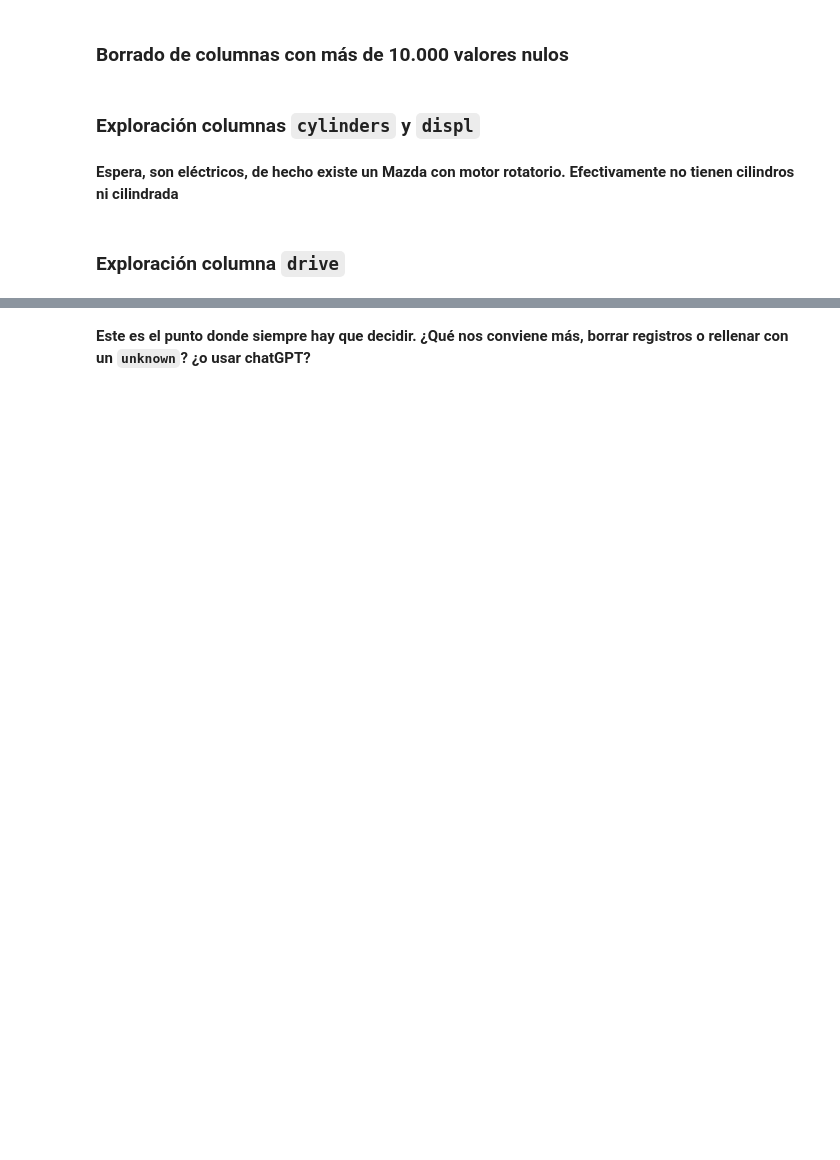
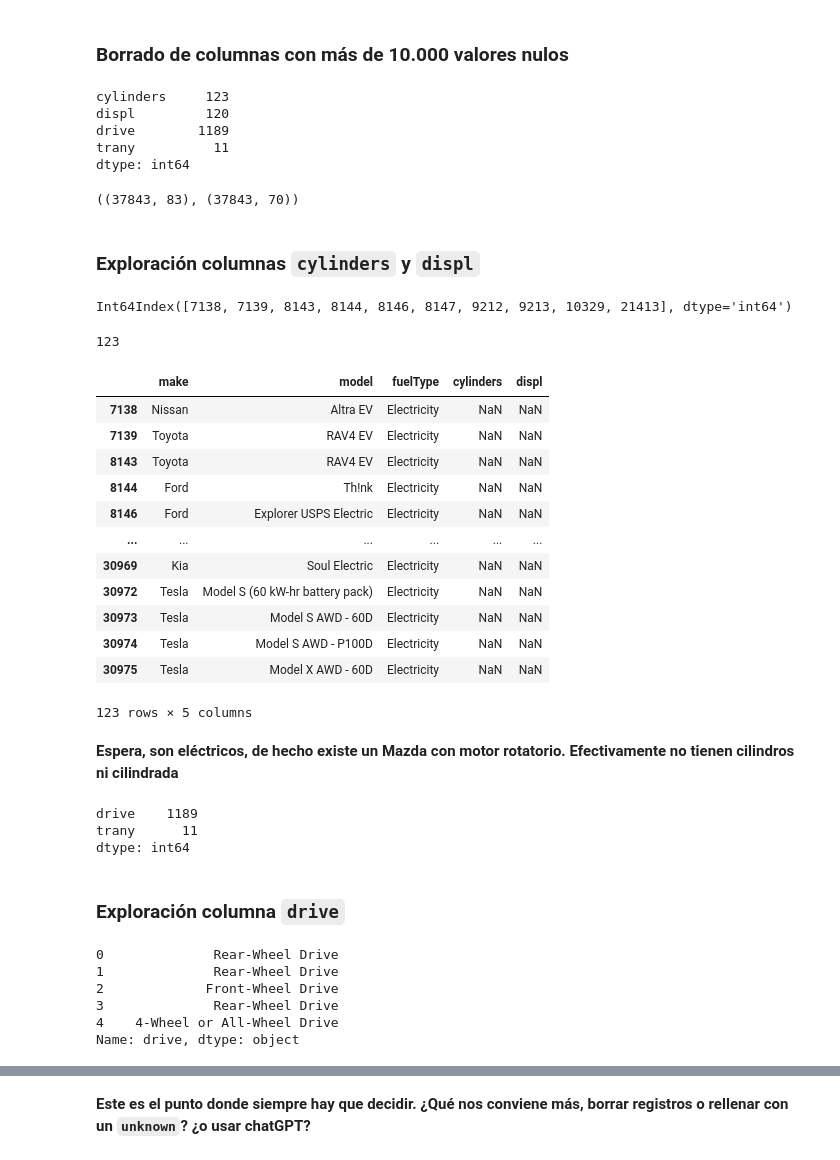
Before and after one commit to Ironhack-Data-Madrid-Octubre-2023/apuntes_clase, a Jupyter notebook: semana_2/3.1 - Data Cleaning.ipynb, the cells around one changed output, grey strips where cells are left out. Cells and saved outputs as stored; diff of their text form; code cells hidden in the pictures; blank space fills up the shorter version.

```diff
--- a/semana_2/3.1 - Data Cleaning.ipynb
+++ b/semana_2/3.1 - Data Cleaning.ipynb
@@ -30,0 +126,6 @@ $$$$
+# %%
+# columnas con valores nulos
+
+nan_cols = df.isna().sum()
+
+nan_cols[nan_cols>0]
@@ -31,6 +158,53 @@ $$$$
 # %% [markdown]
 ### Borrado de columnas con más de 10.000 valores nulos
+# %%
+# df = df.drop(columns = nan_cols[nan_cols>1e4].index)
+
+df.drop(columns = nan_cols[nan_cols>1e4].index, inplace=True)
+# %%
+nan_cols = df.isna().sum()
+
+nan_cols[nan_cols>0]
+# %% [output]
+cylinders     123
+displ         120
+drive        1189
+trany          11
+dtype: int64
+# %%
+dim_original, df.shape
+# %% [output]
+((37843, 83), (37843, 70))
 # %% [markdown]
 ### Exploración columnas `cylinders` y `displ`
+# %%
+# indices donde cylinders es nulo
+
+
+bad_index = df.cylinders[df.cylinders.isna()].index
+
+bad_index[:10]
+# %% [output]
+Int64Index([7138, 7139, 8143, 8144, 8146, 8147, 9212, 9213, 10329, 21413], dtype='int64')
+# %%
+len(bad_index)
+# %% [output]
+123
+# %%
+df.iloc[bad_index][['make', 'model', 'fuelType', 'cylinders', 'displ']]
+# %% [output]
+|  | make | model | fuelType | cylinders | displ |
+| 7138 | Nissan | Altra EV | Electricity | NaN | NaN |
+| 7139 | Toyota | RAV4 EV | Electricity | NaN | NaN |
+| 8143 | Toyota | RAV4 EV | Electricity | NaN | NaN |
+| 8144 | Ford | Th!nk | Electricity | NaN | NaN |
+| 8146 | Ford | Explorer USPS Electric | Electricity | NaN | NaN |
+| ... | ... | ... | ... | ... | ... |
+| 30969 | Kia | Soul Electric | Electricity | NaN | NaN |
+| 30972 | Tesla | Model S (60 kW-hr battery pack) | Electricity | NaN | NaN |
+| 30973 | Tesla | Model S AWD - 60D | Electricity | NaN | NaN |
+| 30974 | Tesla | Model S AWD - P100D | Electricity | NaN | NaN |
+| 30975 | Tesla | Model X AWD - 60D | Electricity | NaN | NaN |
+123 rows × 5 columns
 # %% [markdown]
 **Espera, son eléctricos, de hecho existe un Mazda con motor rotatorio. Efectivamente no tienen cilindros ni cilindrada**
@@ -37,2 +216,19 @@ $$$$
+# %%
+nan_cols = df.isna().sum()
+
+nan_cols[nan_cols>0]
+# %% [output]
+drive    1189
+trany      11
+dtype: int64
 # %% [markdown]
 ### Exploración columna `drive`
+# %%
+df.drive.head()
+# %% [output]
+0              Rear-Wheel Drive
+1              Rear-Wheel Drive
+2             Front-Wheel Drive
+3              Rear-Wheel Drive
+4    4-Wheel or All-Wheel Drive
+Name: drive, dtype: object
```
Also changed, not shown: parts of 22 cells of this notebook.
